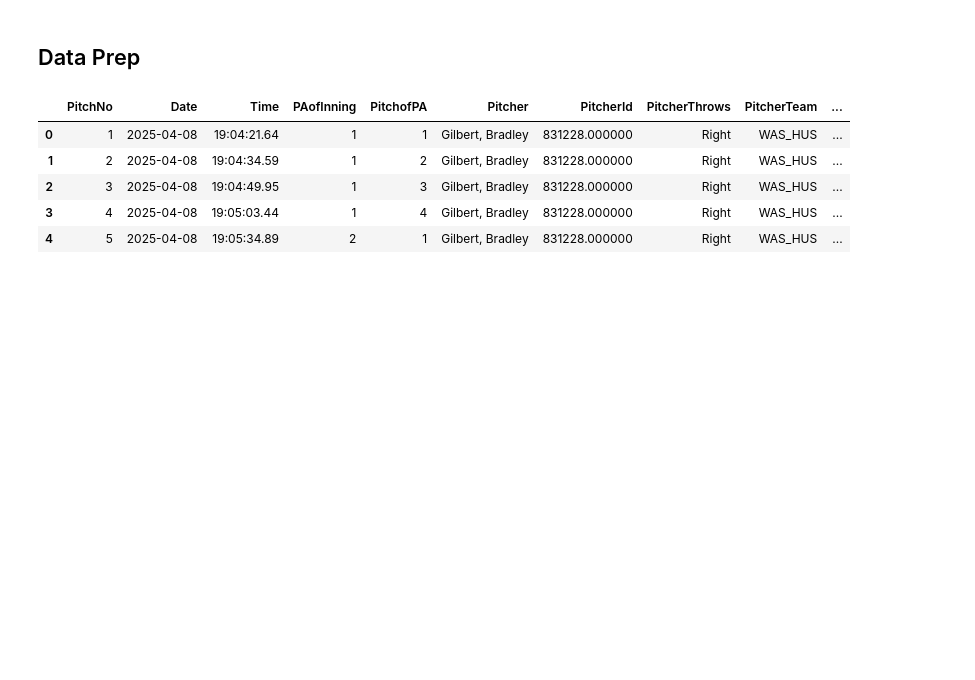
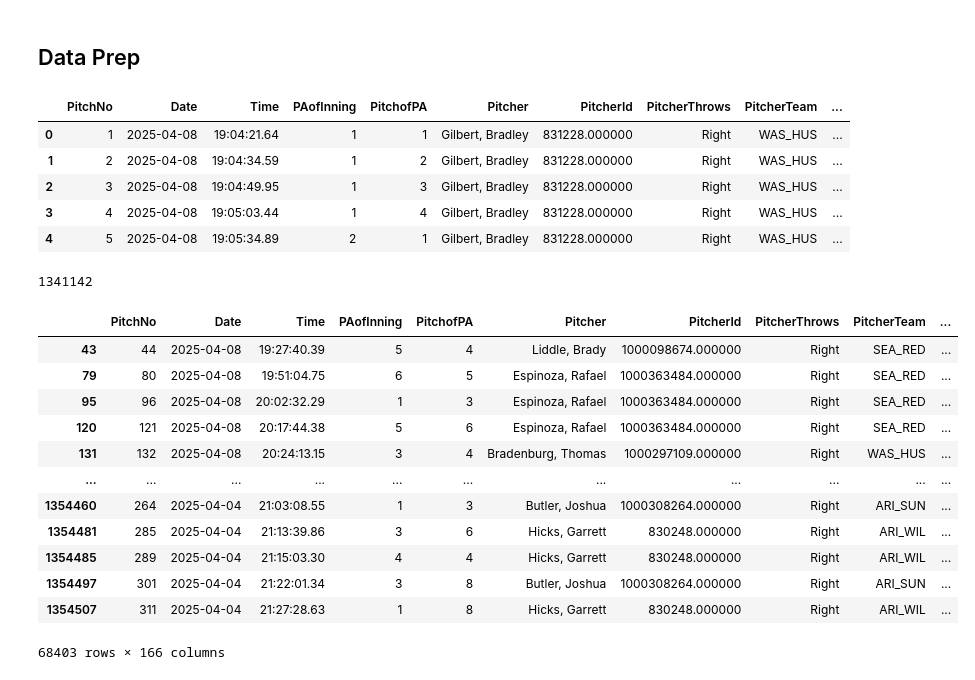
Before and after one commit to jackkalsched/UCSD_Baseball_25, a Jupyter notebook: Hitting/expected_metrics/expected_metrics.ipynb, the cells around one changed output. Cells and saved outputs as stored; diff of their text form; code cells hidden in the pictures; blank space fills up the shorter version.

```diff
--- a/Hitting/expected_metrics/expected_metrics.ipynb
+++ b/Hitting/expected_metrics/expected_metrics.ipynb
@@ -35,4 +36,26 @@ master_trackman.head()
 | 2 | 3 | 2025-04-08 | 19:04:49.95 | 1 | 3 | Gilbert, Bradley | 831228.000000 | Right | WAS_HUS | ... |
 | 3 | 4 | 2025-04-08 | 19:05:03.44 | 1 | 4 | Gilbert, Bradley | 831228.000000 | Right | WAS_HUS | ... |
 | 4 | 5 | 2025-04-08 | 19:05:34.89 | 2 | 1 | Gilbert, Bradley | 831228.000000 | Right | WAS_HUS | ... |
+# %%
+## checking for duplicates in merged files
+master_trackman = master_trackman.drop_duplicates(subset = ['PitchUID'])
+master_trackman.shape[0]
+# %% [output]
+1341142
+# %%
+master_trackman[master_trackman['KorBB'] == 'Strikeout']
+# %% [output]
+|  | PitchNo | Date | Time | PAofInning | PitchofPA | Pitcher | PitcherId | PitcherThrows | PitcherTeam | ... |
+| 43 | 44 | 2025-04-08 | 19:27:40.39 | 5 | 4 | Liddle, Brady | 1000098674.000000 | Right | SEA_RED | ... |
+| 79 | 80 | 2025-04-08 | 19:51:04.75 | 6 | 5 | Espinoza, Rafael | 1000363484.000000 | Right | SEA_RED | ... |
+| 95 | 96 | 2025-04-08 | 20:02:32.29 | 1 | 3 | Espinoza, Rafael | 1000363484.000000 | Right | SEA_RED | ... |
+| 120 | 121 | 2025-04-08 | 20:17:44.38 | 5 | 6 | Espinoza, Rafael | 1000363484.000000 | Right | SEA_RED | ... |
+| 131 | 132 | 2025-04-08 | 20:24:13.15 | 3 | 4 | Bradenburg, Thomas | 1000297109.000000 | Right | WAS_HUS | ... |
+| ... | ... | ... | ... | ... | ... | ... | ... | ... | ... | ... |
+| 1354460 | 264 | 2025-04-04 | 21:03:08.55 | 1 | 3 | Butler, Joshua | 1000308264.000000 | Right | ARI_SUN | ... |
+| 1354481 | 285 | 2025-04-04 | 21:13:39.86 | 3 | 6 | Hicks, Garrett | 830248.000000 | Right | ARI_WIL | ... |
+| 1354485 | 289 | 2025-04-04 | 21:15:03.30 | 4 | 4 | Hicks, Garrett | 830248.000000 | Right | ARI_WIL | ... |
+| 1354497 | 301 | 2025-04-04 | 21:22:01.34 | 3 | 8 | Butler, Joshua | 1000308264.000000 | Right | ARI_SUN | ... |
+| 1354507 | 311 | 2025-04-04 | 21:27:28.63 | 1 | 8 | Hicks, Garrett | 830248.000000 | Right | ARI_WIL | ... |
+68403 rows × 166 columns
 # %%
```
Also changed, not shown: parts of 14 cells of this notebook, 1 other file.
